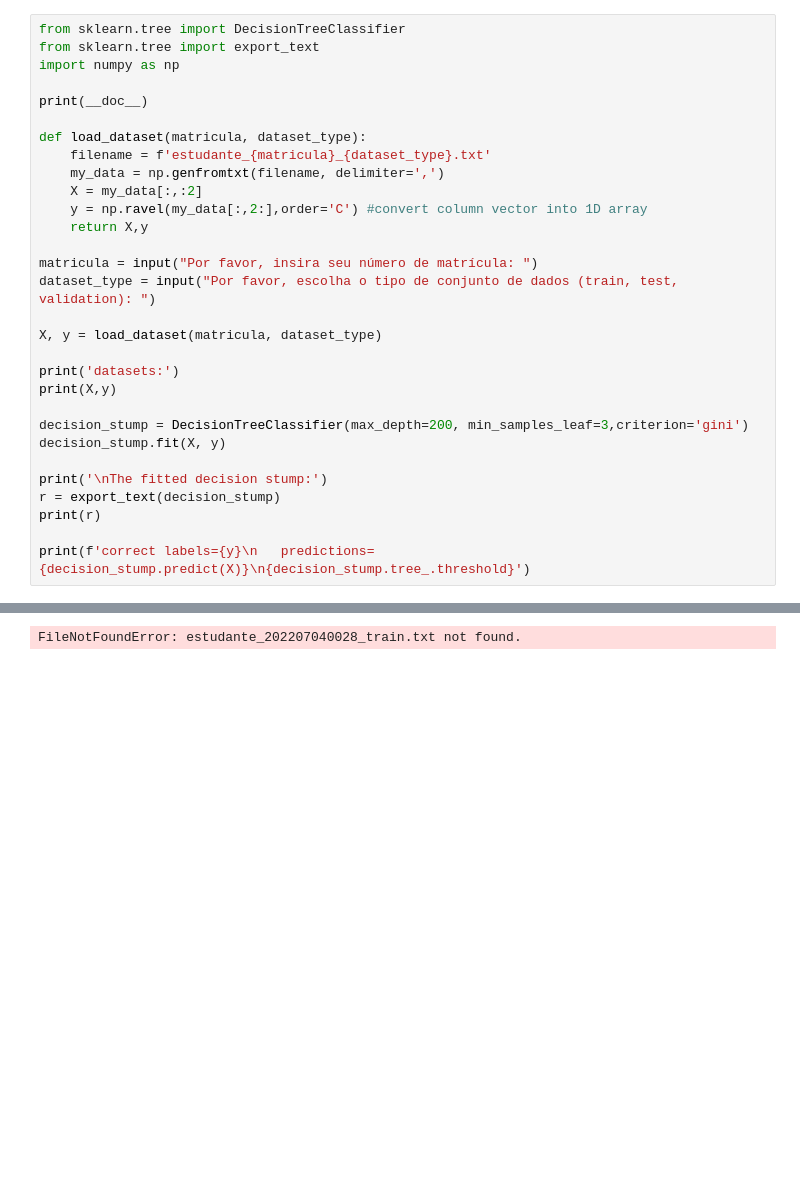
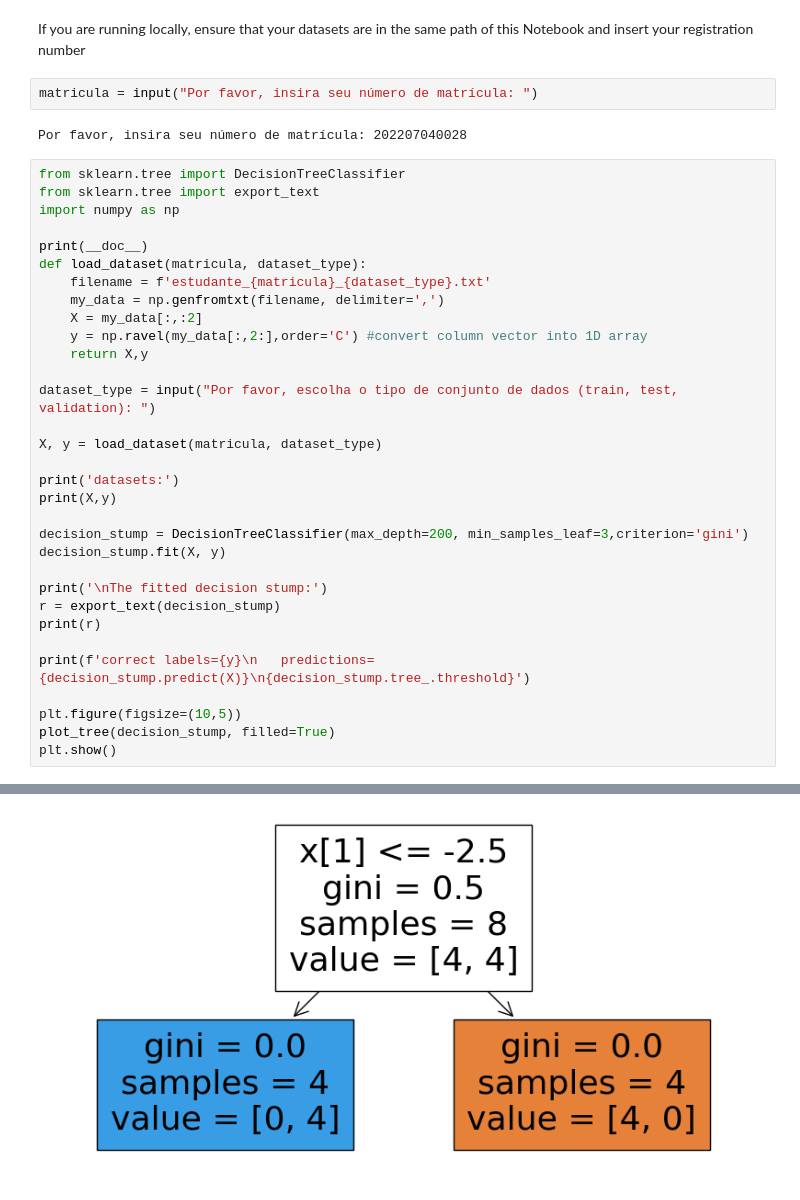
Before and after one commit to jvictorferreira3301/Intelig-ncia_Computacional, a Jupyter notebook: ak_decision_stump.ipynb, the cells around one changed output, grey strips where cells are left out. Cells and saved outputs as stored; diff of their text form; blank space fills up the shorter version.

```diff
--- a/ak_decision_stump.ipynb
+++ b/ak_decision_stump.ipynb
@@ -7,10 +25,15 @@ This code implements a Decision Stump as a DecisionTreeClassifier of depth = 1.
+# %% [markdown]
+If you are running locally, ensure that your datasets are in the same path of this Notebook and insert your registration number
+# %%
+matricula = input("Por favor, insira seu número de matrícula: ")
+# %% [output]
+Por favor, insira seu número de matrícula: 202207040028
 # %%
 from sklearn.tree import DecisionTreeClassifier
 from sklearn.tree import export_text
 import numpy as np
 
 print(__doc__)
-
 def load_dataset(matricula, dataset_type):
     filename = f'estudante_{matricula}_{dataset_type}.txt'
     my_data = np.genfromtxt(filename, delimiter=',')
@@ -18,7 +41,6 @@ def load_dataset(matricula, dataset_type):
     y = np.ravel(my_data[:,2:],order='C') #convert column vector into 1D array
     return X,y
 
-matricula = input("Por favor, insira seu número de matrícula: ")
 dataset_type = input("Por favor, escolha o tipo de conjunto de dados (train, test, validation): ")
 
 X, y = load_dataset(matricula, dataset_type)
@@ -34,5 +56,9 @@ r = export_text(decision_stump)
 print(r)
 
 print(f'correct labels={y}\n   predictions={decision_stump.predict(X)}\n{decision_stump.tree_.threshold}')
+
+plt.figure(figsize=(10,5))
+plot_tree(decision_stump, filled=True)
+plt.show()
 # %% [output]
 Automatically created module for IPython interactive environment
@@ -39 +81 @@ Automatically created module for IPython interactive environment
-FileNotFoundError: estudante_202207040028_train.txt not found.
+[figure, added]
```
Also changed, not shown: parts of 3 cells of this notebook.
